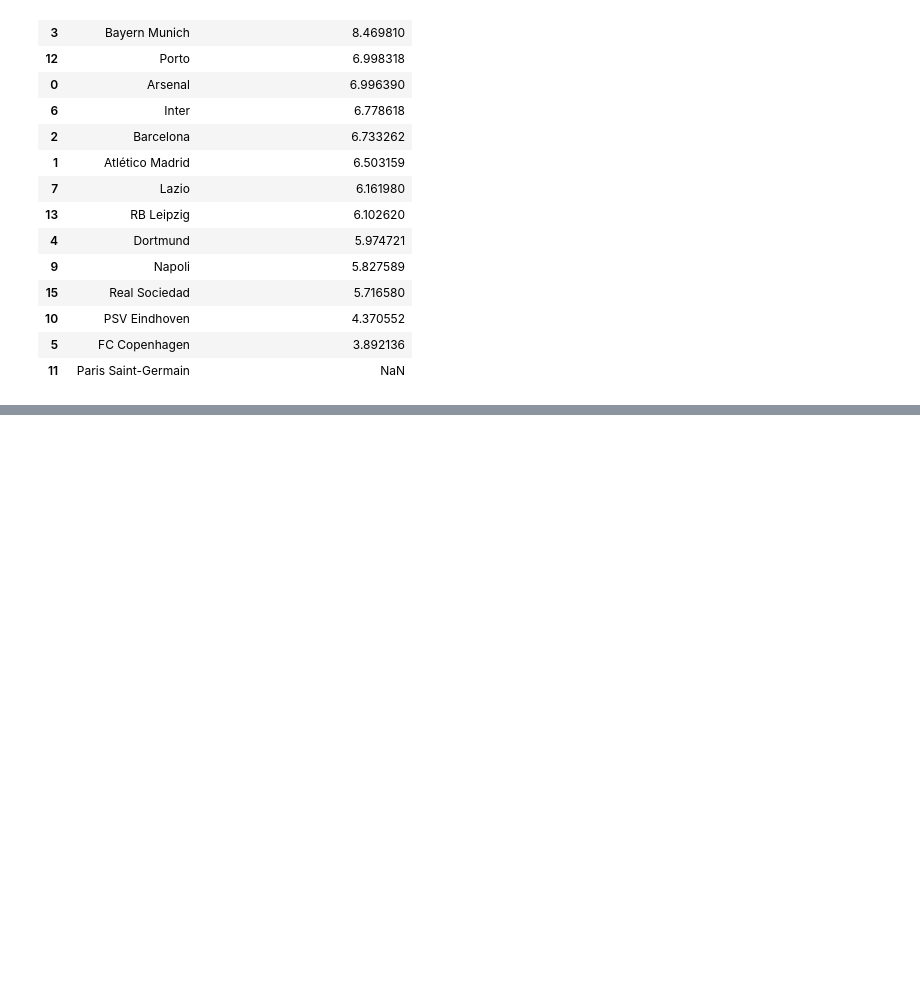
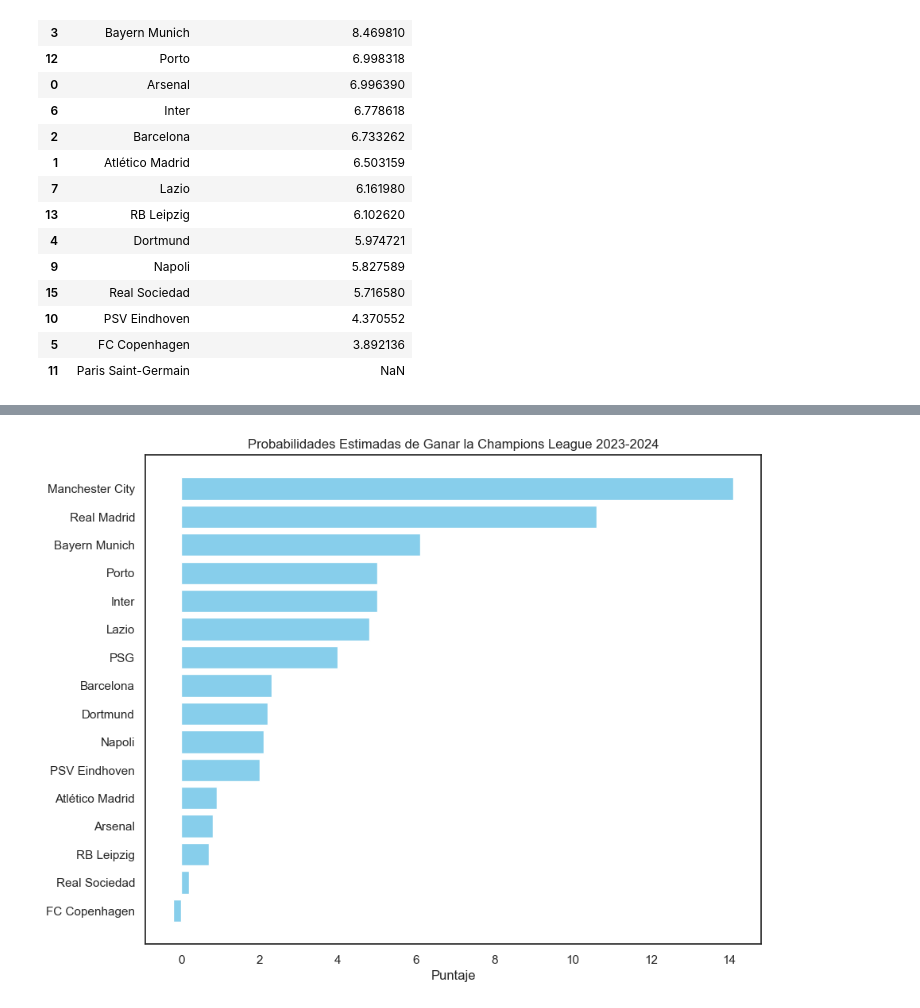
Before and after one commit to ESTHERRODRIGUEZGARCIA/UEFA_Champions_League, a Jupyter notebook: regresion_lineal.ipynb, the cells around one changed output, grey strips where cells are left out. Saved outputs shown, nothing was run; the diff lists cells and outputs as text; code cells hidden in the pictures; blank space fills up the shorter version.

```diff
--- a/regresion_lineal.ipynb
+++ b/regresion_lineal.ipynb
@@ -992,0 +1084,28 @@ analisis_agrupado_normalizado_revisado[['equipo_normalizado', 'porcentaje_posibi
+# %%
+# Última temporada disponible en los datos
+ultima_temporada = todos[todos['SEASON'] == todos['SEASON'].max()]
+
+# Campeones y subcampeones recientes
+campeones_recientes = champions_league.head(5)['campeon'].tolist()
+subcampeones_recientes = champions_league.head(5)['subcampeon'].tolist()
+
+# Asignar y calcular los puntajes nuevamente
+puntajes = {equipo: 0 for equipo in resultados_ida.keys()}
+for equipo in puntajes.keys():
+    if resultados_ida[equipo]["resultado"] == "victoria":
+        puntajes[equipo] += 3
+    elif resultados_ida[equipo]["resultado"] == "empate":
+        puntajes[equipo] += 1
+    puntajes[equipo] += (resultados_ida[equipo]["goles_favor"] - resultados_ida[equipo]["goles_contra"]) / 2
+    if equipo in ultima_temporada['equipo'].values:
+        puntajes[equipo] += ultima_temporada[ultima_temporada['equipo'] == equipo]['puntos'].values[0] / 10
+    if equipo in campeones_recientes:
+        puntajes[equipo] += 5
+    if equipo in subcampeones_recientes:
+        puntajes[equipo] += 3
+
+# Ordenar equipos por puntaje
+puntajes_ordenados = sorted(puntajes.items(), key=lambda x: x[1], reverse=True)
+
+# Mostrar los equipos ordenados por puntaje
+puntajes_ordenados
@@ -992,0 +1129,14 @@ analisis_agrupado_normalizado_revisado[['equipo_normalizado', 'porcentaje_posibi
+# %%
+# Extraer nombres de equipos y sus puntajes para la gráfica
+equipos = [equipo[0] for equipo in puntajes_ordenados]
+puntajes_equipo = [puntaje[1] for puntaje in puntajes_ordenados]
+
+# Crear gráfica
+plt.figure(figsize=(10, 8))
+plt.barh(equipos, puntajes_equipo, color='skyblue')
+plt.xlabel('Puntaje')
+plt.title('Probabilidades Estimadas de Ganar la Champions League 2023-2024')
+plt.gca().invert_yaxis()  # Invertir para que el equipo con mayor puntaje esté arriba
+plt.show()
+# %% [output]
+[figure, added]
```
Also changed, not shown: parts of 7 cells of this notebook, 2 other files.
